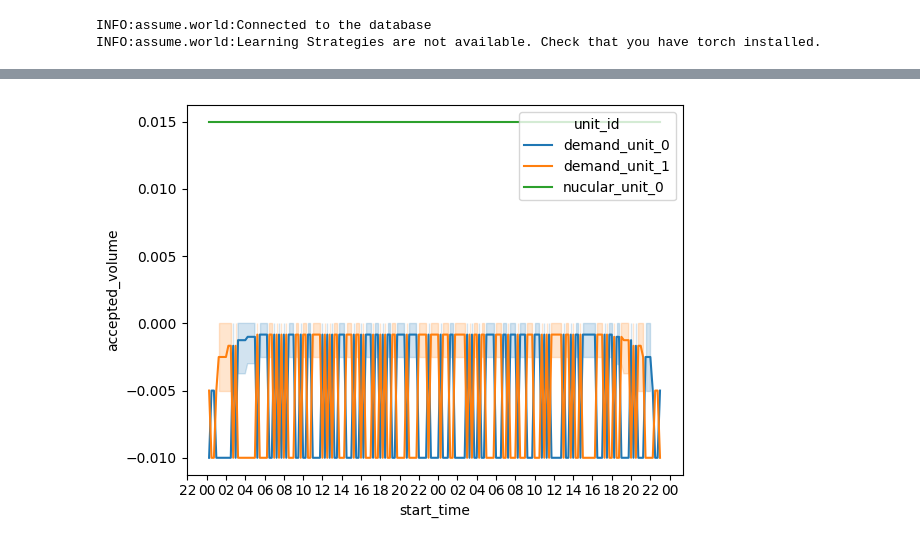
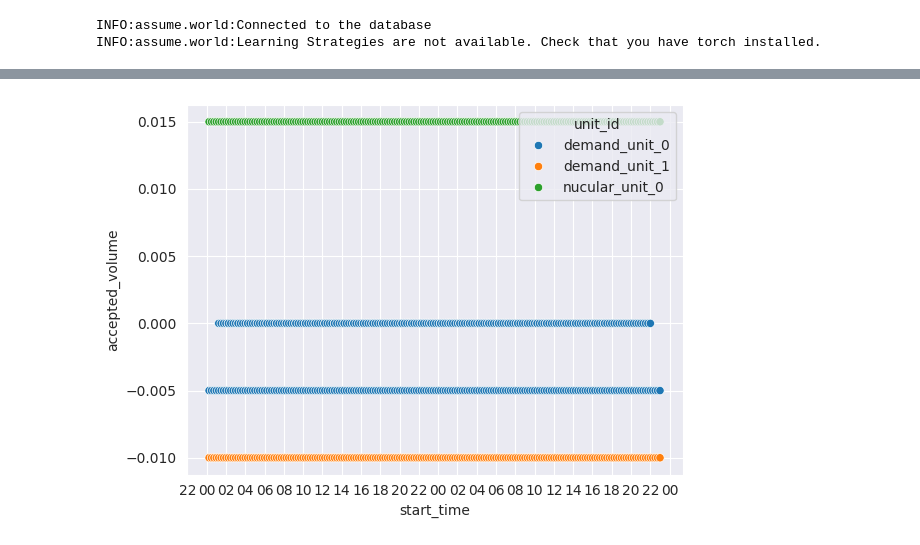
Before and after one commit to Graf-Wronski/assume, a Jupyter notebook: examples/low_voltage_grid/lv_pv_minimal.ipynb, the cells around one changed output, grey strips where cells are left out. Cells and saved outputs as stored; diff of their text form; code cells hidden in the pictures.

```diff
--- a/examples/low_voltage_grid/lv_pv_minimal.ipynb
+++ b/examples/low_voltage_grid/lv_pv_minimal.ipynb
@@ -207,12 +207,12 @@ market_orders
 # %%
 x = pd.DatetimeIndex(market_orders["start_time"])
 
-ax = sns.lineplot(market_orders, x=x, y="accepted_volume", hue="unit_id")
+ax = sns.scatterplot(market_orders, x=x, y="accepted_volume", hue="unit_id")
 
 ax.xaxis.set_major_locator(mdates.HourLocator(interval=2))
 ax.xaxis.set_major_formatter(mdates.DateFormatter('%H'))
 # %% [output]
-[figure, old version]
+[figure, new version]
 # %%
 ax = sns.lineplot(market_orders, x=x, y="accepted_price", hue="unit_id")
 
```
Also changed, not shown: parts of 5 cells of this notebook, 7 other files.
